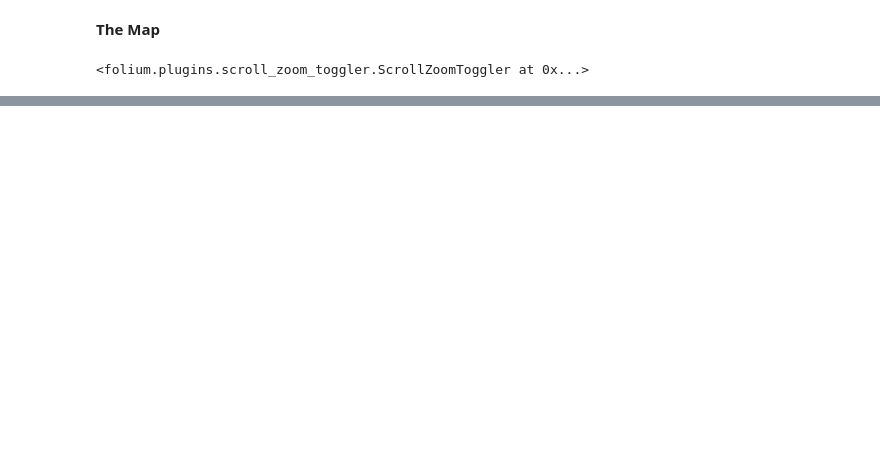
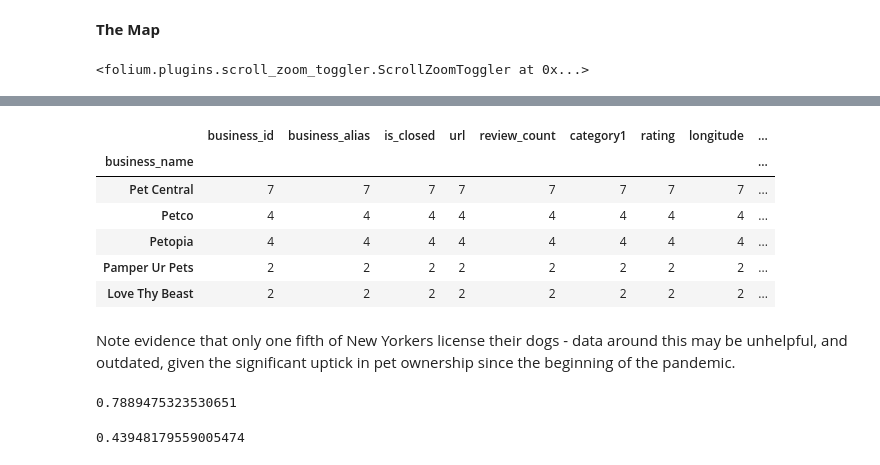
Before and after one commit to DavidKentShirley/Pet_Store_Location_Analysis, a Jupyter notebook: Final_Pet_Store_Project.ipynb, the cells around one changed output, grey strips where cells are left out. Drawn from its saved outputs; the diff is of its cells as text; code cells hidden in the pictures; blank space fills up the shorter version.

```diff
--- a/Final_Pet_Store_Project.ipynb
+++ b/Final_Pet_Store_Project.ipynb
@@ -131,0 +355,12 @@ base_map
+# %%
+PetStores_Manhattan_DF.groupby('business_name').count().sort_values('url', ascending = False).head()
+# %% [output]
+|  | business_id | business_alias | is_closed | url | review_count | category1 | rating | longitude | ... |
+| business_name |  |  |  |  |  |  |  |  | ... |
+| Pet Central | 7 | 7 | 7 | 7 | 7 | 7 | 7 | 7 | ... |
+| Petco | 4 | 4 | 4 | 4 | 4 | 4 | 4 | 4 | ... |
+| Petopia | 4 | 4 | 4 | 4 | 4 | 4 | 4 | 4 | ... |
+| Pamper Ur Pets | 2 | 2 | 2 | 2 | 2 | 2 | 2 | 2 | ... |
+| Love Thy Beast | 2 | 2 | 2 | 2 | 2 | 2 | 2 | 2 | ... |
+# %% [markdown]
+Note evidence that only one fifth of New Yorkers license their dogs - data around this may be unhelpful, and outdated, given the significant uptick in pet ownership since the beginning of the pandemic.
@@ -131,0 +397,10 @@ base_map
+# %%
+mhtn_corr = Manhattan_Counts['No. of Vets'].corr(Manhattan_Counts['No. of Pet Stores'])
+mhtn_corr
+# %% [output]
+0.7889475323530651
+# %%
+qns_corr = Queens_Counts['No. of Vets'].corr(Queens_Counts['No. of Pet Stores'])
+qns_corr
+# %% [output]
+0.43948179559005474
```
Also changed, not shown: parts of 51 cells of this notebook, 13 other files.
